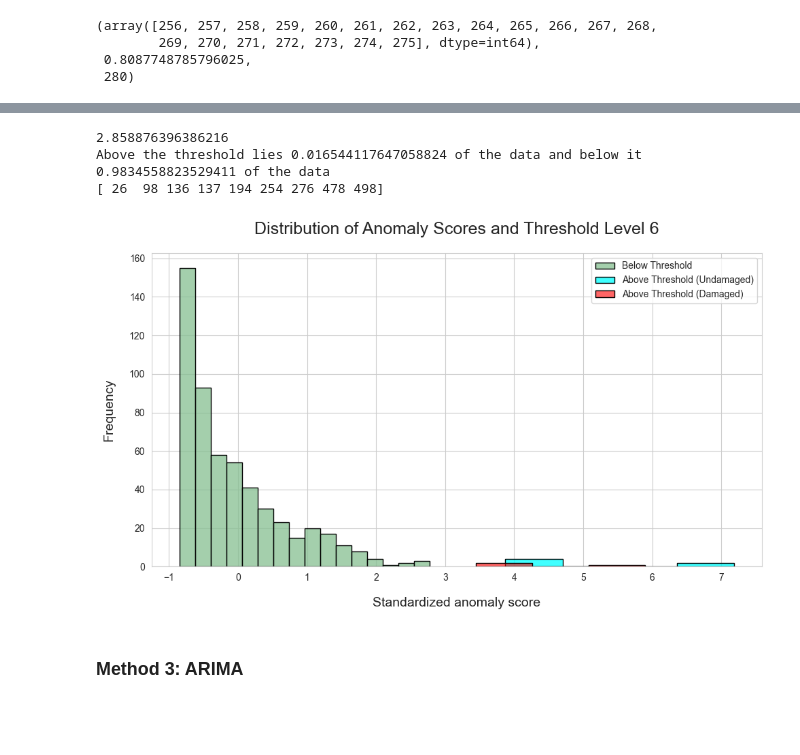
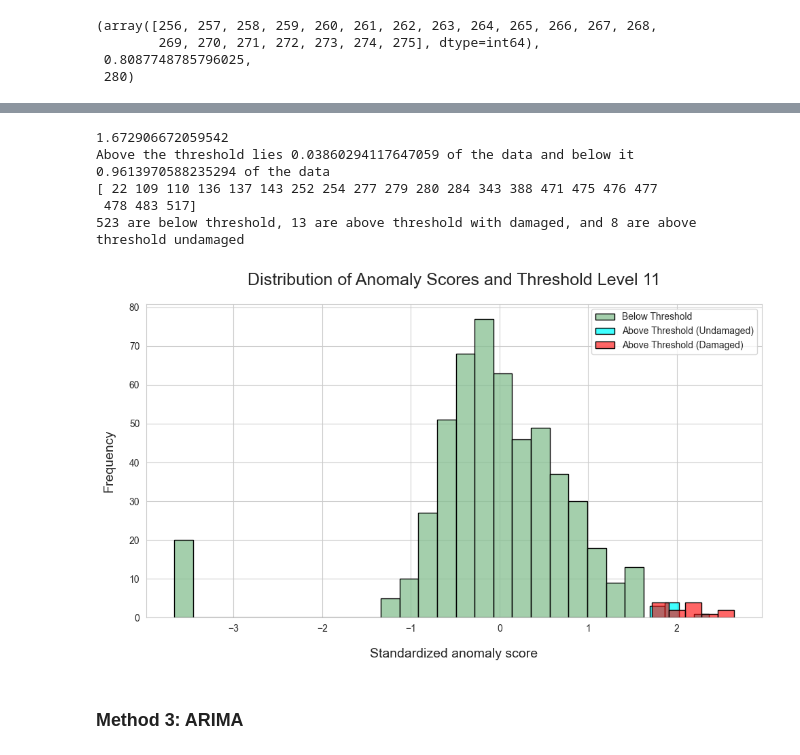
Before and after one commit to AmroAbdrabo/application-of-online-anomaly-detection-using-one-class-classification-to-z24, a Jupyter notebook: Chapter3-ActiveLearning/Streaming-AL/River/river_experiments.ipynb, the cells around one changed output, grey strips where cells are left out. Cells and saved outputs as stored; diff of their text form; code cells hidden in the pictures; blank space fills up the shorter version.

```diff
--- a/Chapter3-ActiveLearning/Streaming-AL/River/river_experiments.ipynb
+++ b/Chapter3-ActiveLearning/Streaming-AL/River/river_experiments.ipynb
@@ -558,16 +535,18 @@ plt.show()
 # %%
 # okay, so it seems threshold 6 performs best let's visualize it
-_, normalized_res = gaussian_scorer_multi(X_train_top_feats, window_size = 45,  grace_period = 20, method=0, plot=False) # min aggregation
-threshold_6 = np.linspace(min(normalized_res), max(normalized_res), 14)[6]
+_, normalized_res = gaussian_scorer_multi(X_train_top_feats, window_size = 45,  grace_period = 20, method=3, plot=False) # min aggregation
+threshold_6 = np.linspace(min(normalized_res), max(normalized_res), 14)[11]
 print(threshold_6)
 print(f"Above the threshold lies {np.sum(normalized_res > threshold_6)/len(normalized_res)} of the data and below it {1- np.sum(normalized_res > threshold_6)/len(normalized_res)}"
       f" of the data")
-plot_distribution(normalized_res, "Distribution of Anomaly Scores and Threshold Level 6", threshold=threshold_6, damage_zone=lambda x: x >= 256)
+plot_distribution(normalized_res, "Distribution of Anomaly Scores and Threshold Level 11", threshold=threshold_6, damage_zone=lambda x: x >= 256)
 # %% [output]
-2.858876396386216
-Above the threshold lies 0.016544117647058824 of the data and below it 0.9834558823529411 of the data
-[ 26  98 136 137 194 254 276 478 498]
+1.672906672059542
+Above the threshold lies 0.03860294117647059 of the data and below it 0.9613970588235294 of the data
+[ 22 109 110 136 137 143 252 254 277 279 280 284 343 388 471 475 476 477
+ 478 483 517]
+523 are below threshold, 13 are above threshold with damaged, and 8 are above threshold undamaged
-[figure, old version]
+[figure, new version]
 # %% [markdown]
 ### Method 3: ARIMA
 # %%
```
Also changed, not shown: parts of 22 cells of this notebook.
